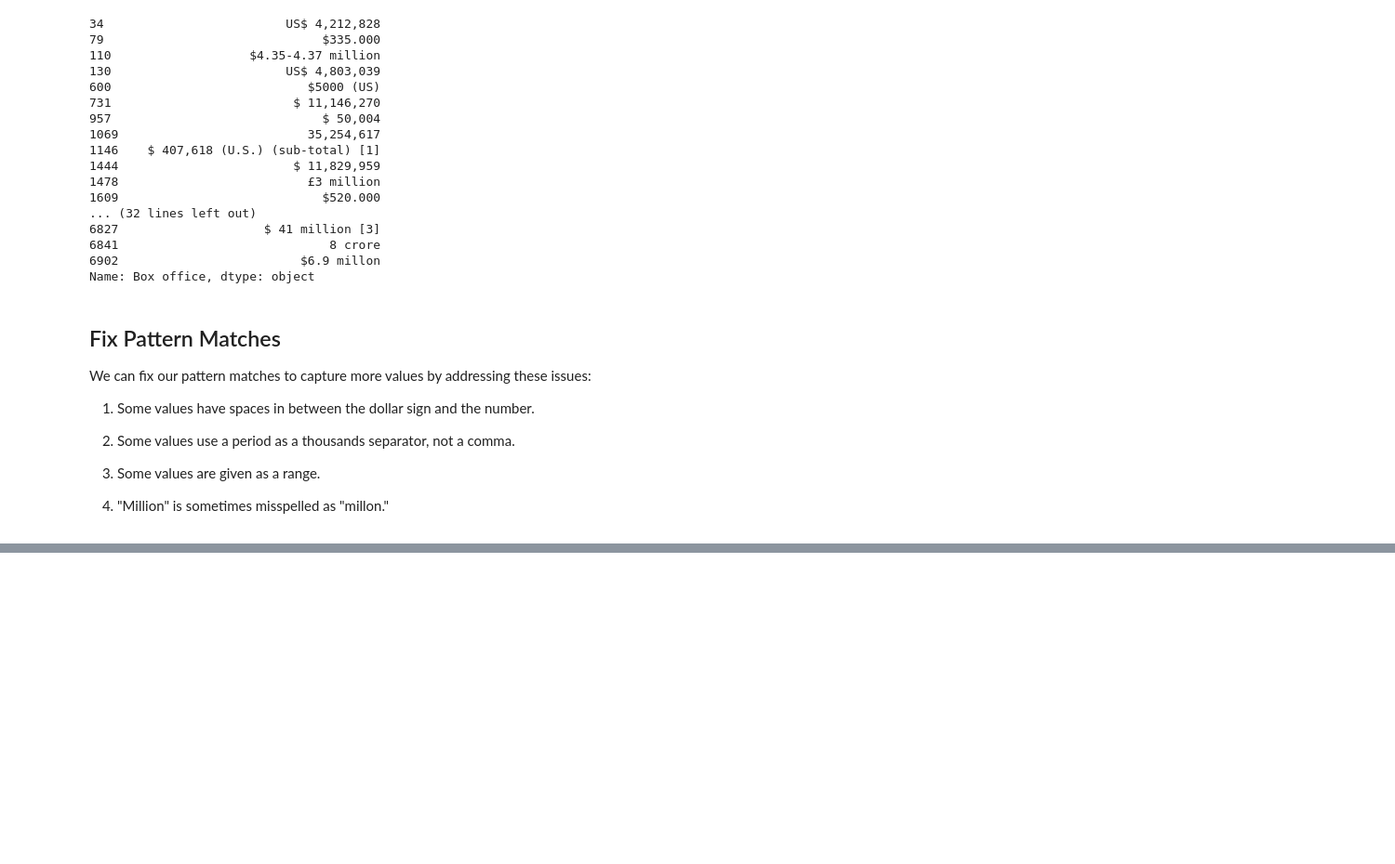
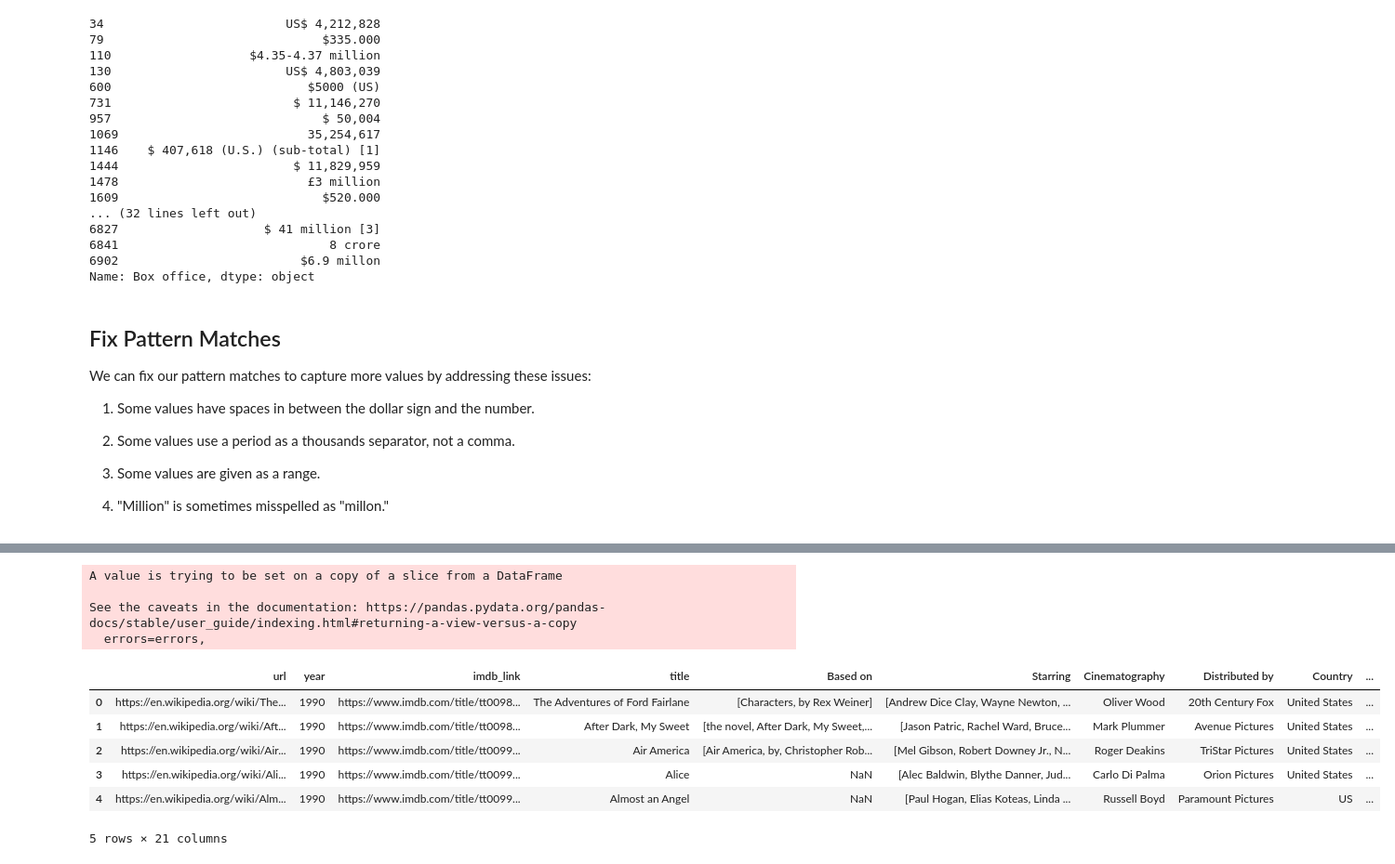
Before and after one commit to wonhee3472/Movies-ETL, a Jupyter notebook: Movielens Extract.ipynb, the cells around one changed output, grey strips where cells are left out. Shown: that part at 93% size. Drawn from its saved outputs; the diff is of its cells as text; code cells hidden in the pictures; blank space fills up the shorter version.

Commit message:
extracted and transformed a few column values

```diff
--- a/Movielens Extract.ipynb
+++ b/Movielens Extract.ipynb
@@ -556,0 +850,4 @@ form_one = r"\$\s*\d+\.?\d*\s*[mb]illi?on"
+# %%
+# make a variable that holds the non-null values of Running time in the DataFrame, converting lists to strings
+running_time = wiki_movies_df["Running time"].dropna().apply(lambda x: ' '.join(x) if type(x) == list else x)
+running_time
@@ -556,0 +914,10 @@ form_one = r"\$\s*\d+\.?\d*\s*[mb]illi?on"
+# %%
+#Match all hour+minute patterns with one regular expression pattern:
+#1.) start with one or more digits
+#2.) have an optional space after the digit and before the letter 'h'
+#3.) captuer all possible abbreviations of 'hour(s).' (We would make every letter in 'hours' optional except the 'h')
+#4.) have an optional space after the 'hours' marker
+#5.) have an optional number of digits for minutes
+# Add capture groups and alternating characters to ensure that we extract the digits and allow for both possible patterns
+running_time_extract = running_time.str.extract(r'(\d+)\s*ho?u?r?s?\s*(\d*)|(\d+)\s*m')
+running_time_extract
@@ -556,0 +938,7 @@ form_one = r"\$\s*\d+\.?\d*\s*[mb]illi?on"
+# %%
+# We need to convert this new data frame from strings to numeric values. Since we may have captured empty strings,
+# we'll use the to_numeric() method and set the errors argument to 'coerce'.
+# Coercing the errors will turn the empty strings into Not a Number (NaN).
+# Then use fillna() to change all NaNs to zeros
+running_time_extract = running_time_extract.apply(lambda col: pd.to_numeric(col, errors='coerce')).fillna(0)
+running_time_extract
@@ -556,0 +959,5 @@ form_one = r"\$\s*\d+\.?\d*\s*[mb]illi?on"
+# %%
+# Apply a function that converts the hour capture groups and minute capture groups to minutes
+# if the pure minute capture group is zero and save the output to wiki_movies_df
+wiki_movies_df['running_time'] = running_time_extract.apply(lambda row: row[0]*60 + row[1] if row[2] == 0 else row[2], axis=1)
+wiki_movies_df['running_time']
@@ -556,0 +982,16 @@ form_one = r"\$\s*\d+\.?\d*\s*[mb]illi?on"
+# %%
+# Drop Running time from the data set
+wiki_movies_df.drop('Running time', axis=1, inplace=True)
+wiki_movies_df.head()
+# %% [output]
+A value is trying to be set on a copy of a slice from a DataFrame
+
+See the caveats in the documentation: https://pandas.pydata.org/pandas-docs/stable/user_guide/indexing.html#returning-a-view-versus-a-copy
+  errors=errors,
+|  | url | year | imdb_link | title | Based on | Starring | Cinematography | Distributed by | Country | ... |
+| 0 | https://en.wikipedia.org/wiki/The... | 1990 | https://www.imdb.com/title/tt0098... | The Adventures of Ford Fairlane | [Characters, by Rex Weiner] | [Andrew Dice Clay, Wayne Newton, ... | Oliver Wood | 20th Century Fox | United States | ... |
+| 1 | https://en.wikipedia.org/wiki/Aft... | 1990 | https://www.imdb.com/title/tt0098... | After Dark, My Sweet | [the novel, After Dark, My Sweet,... | [Jason Patric, Rachel Ward, Bruce... | Mark Plummer | Avenue Pictures | United States | ... |
+| 2 | https://en.wikipedia.org/wiki/Air... | 1990 | https://www.imdb.com/title/tt0099... | Air America | [Air America, by, Christopher Rob... | [Mel Gibson, Robert Downey Jr., N... | Roger Deakins | TriStar Pictures | United States | ... |
+| 3 | https://en.wikipedia.org/wiki/Ali... | 1990 | https://www.imdb.com/title/tt0099... | Alice | NaN | [Alec Baldwin, Blythe Danner, Jud... | Carlo Di Palma | Orion Pictures | United States | ... |
+| 4 | https://en.wikipedia.org/wiki/Alm... | 1990 | https://www.imdb.com/title/tt0099... | Almost an Angel | NaN | [Paul Hogan, Elias Koteas, Linda ... | Russell Boyd | Paramount Pictures | US | ... |
+5 rows × 21 columns
```
Also changed, not shown: parts of 30 cells of this notebook.
